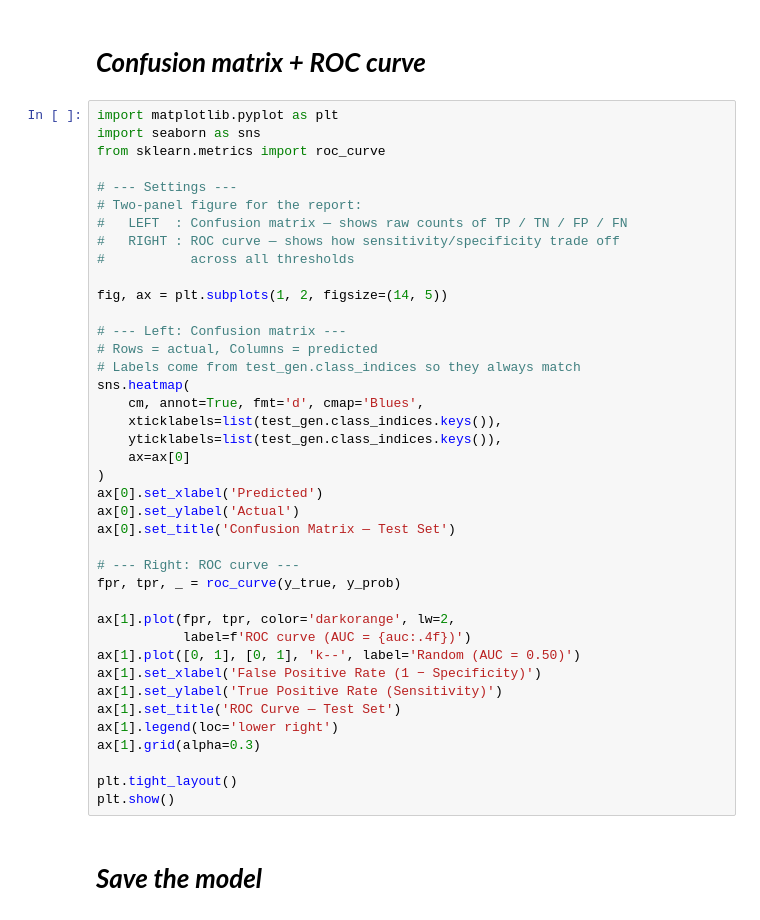
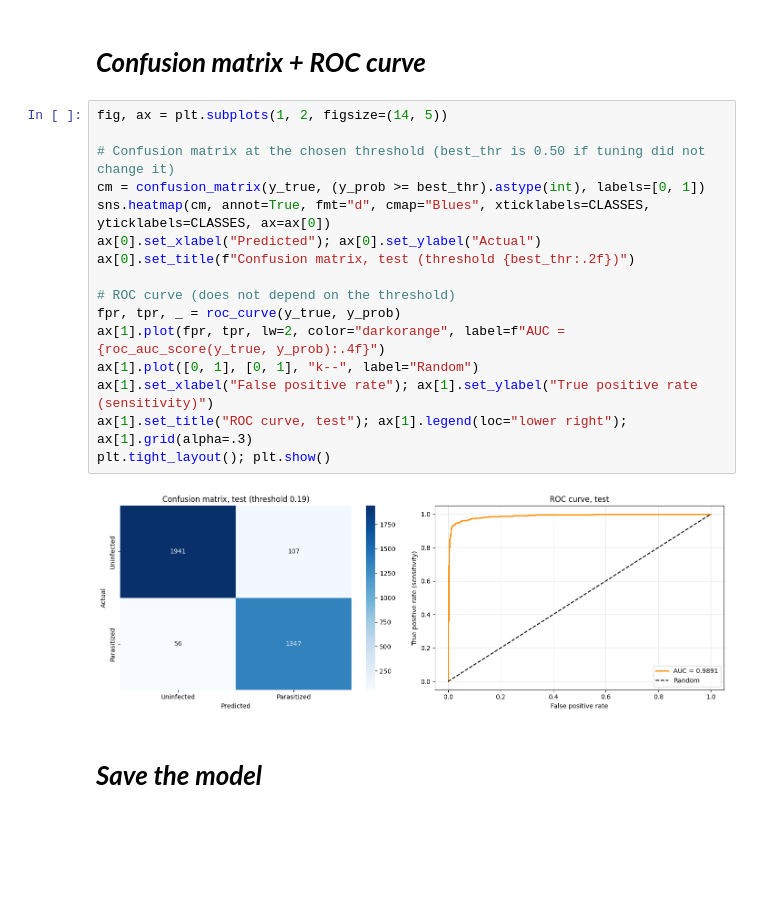
Before and after one commit to OvoFiona/CNN-Malaria-Detection-System, a Jupyter notebook: Model.ipynb, the cells around one changed output. Saved outputs shown, nothing was run; the diff lists cells and outputs as text; blank space fills up the shorter version.

```diff
--- a/Model.ipynb
+++ b/Model.ipynb
@@ -610,44 +659,22 @@ print(classification_report(y_true, y_pred,
 # %% [markdown]
 # ***Confusion matrix + ROC curve***
 # %%
-import matplotlib.pyplot as plt
-import seaborn as sns
-from sklearn.metrics import roc_curve
-
-# --- Settings ---
-# Two-panel figure for the report:
-#   LEFT  : Confusion matrix — shows raw counts of TP / TN / FP / FN
-#   RIGHT : ROC curve — shows how sensitivity/specificity trade off
-#           across all thresholds
-
 fig, ax = plt.subplots(1, 2, figsize=(14, 5))
 
-# --- Left: Confusion matrix ---
-# Rows = actual, Columns = predicted
-# Labels come from test_gen.class_indices so they always match
-sns.heatmap(
-    cm, annot=True, fmt='d', cmap='Blues',
-    xticklabels=list(test_gen.class_indices.keys()),
-    yticklabels=list(test_gen.class_indices.keys()),
-    ax=ax[0]
-)
-ax[0].set_xlabel('Predicted')
-ax[0].set_ylabel('Actual')
-ax[0].set_title('Confusion Matrix — Test Set')
+# Confusion matrix at the chosen threshold (best_thr is 0.50 if tuning did not change it)
+cm = confusion_matrix(y_true, (y_prob >= best_thr).astype(int), labels=[0, 1])
+sns.heatmap(cm, annot=True, fmt="d", cmap="Blues", xticklabels=CLASSES, yticklabels=CLASSES, ax=ax[0])
+ax[0].set_xlabel("Predicted"); ax[0].set_ylabel("Actual")
+ax[0].set_title(f"Confusion matrix, test (threshold {best_thr:.2f})")
 
-# --- Right: ROC curve ---
+# ROC curve (does not depend on the threshold)
 fpr, tpr, _ = roc_curve(y_true, y_prob)
-
-ax[1].plot(fpr, tpr, color='darkorange', lw=2,
-           label=f'ROC curve (AUC = {auc:.4f})')
-ax[1].plot([0, 1], [0, 1], 'k--', label='Random (AUC = 0.50)')
-ax[1].set_xlabel('False Positive Rate (1 − Specificity)')
-ax[1].set_ylabel('True Positive Rate (Sensitivity)')
-ax[1].set_title('ROC Curve — Test Set')
-ax[1].legend(loc='lower right')
-ax[1].grid(alpha=0.3)
-
-plt.tight_layout()
-plt.show()
+ax[1].plot(fpr, tpr, lw=2, color="darkorange", label=f"AUC = {roc_auc_score(y_true, y_prob):.4f}")
+ax[1].plot([0, 1], [0, 1], "k--", label="Random")
+ax[1].set_xlabel("False positive rate"); ax[1].set_ylabel("True positive rate (sensitivity)")
+ax[1].set_title("ROC curve, test"); ax[1].legend(loc="lower right"); ax[1].grid(alpha=.3)
+plt.tight_layout(); plt.show()
+# %% [output]
+[figure, added]
 # %% [markdown]
 # ***Save the model***
```
Also changed, not shown: parts of 7 cells of this notebook.
